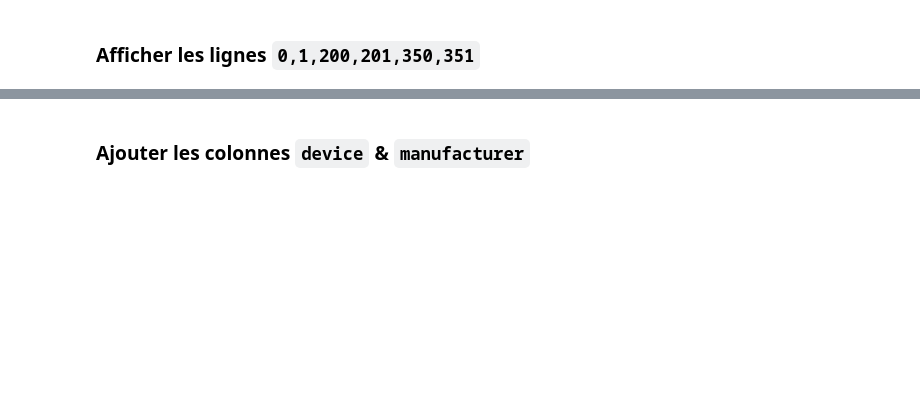
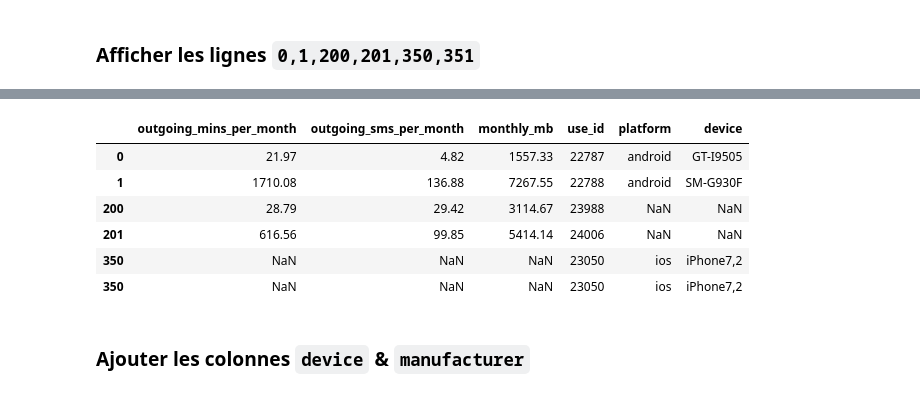
Before and after one commit to abbesdjilali/python_EDA, a Jupyter notebook: pandas/PandasMerge.ipynb, the cells around one changed output, grey strips where cells are left out. Drawn from its saved outputs; the diff is of its cells as text; code cells hidden in the pictures; blank space fills up the shorter version.

```diff
--- a/pandas/PandasMerge.ipynb
+++ b/pandas/PandasMerge.ipynb
@@ -143,17 +147,33 @@ There are 0  missing values in the 'platform' column in the result
 
 Afficher les valeurs unique de `use_id` des datasets `user_device` & `user_usage`, celle du dataset de sortie ainsi que les valeurs no manquantes.
 # %%
-Mo = pd.merge(user_usage,user_device,how="outer",on="use_id")
+Mo = pd.merge(user_usage,
+              user_device[['use_id','platform','device']],
+              how="outer",
+              on="use_id")
+
 print("There are ",len(Mo['use_id'].unique())," unique values of use_id in our dataframes.")
 print("Outer merge result has",Mo.shape," rows.")
 #apply => Function to apply to each column or row.
 #https://pandas.pydata.org/pandas-docs/stable/reference/api/pandas.DataFrame.apply.html
+
 #checker chaque case de chaque ligne
 #isna return bool (1,0)
 #donc si la somme de la ligne de resultats de isna > 0 ===> la ligne contient des valeurs null
 #si la somme == 0 la ligne ne contient pas de valeur NaN et donc il faut compter la somme de ses lignes
+
+#def sumResultIsna(x):
+#    return x.isna().sum()
+
+#Transforme sumResultIsna function on lamda
 lam = lambda x: x.isna().sum()
 
-print("There are", (Mo.apply(lam, axis=1) == 0).sum()," missing values in the column in the result" )
+#axis type number, 0 for colomns, 1 for rows
+def getNbOfRowsOrColumnsNoMissingValue(dataframe,axis):
+    nb = (dataframe.apply(lam,axis=axis) == 0).sum()
+    print("There are", nb ,"rows" if axis else "columns" ," with no missing values" )
+
+
+getNbOfRowsOrColumnsNoMissingValue(Mo,1)
 # %% [output]
 There are  353  unique values of use_id in our dataframes.
@@ -173,2 +184,13 @@ There are 159  missing values in the column in the result
+# %%
+#https://pandas.pydata.org/pandas-docs/stable/reference/api/pandas.DataFrame.iloc.html?highlight=iloc#pandas.DataFrame.iloc
+Mo.iloc[[0,1,200,201,350,350]]
+# %% [output]
+|  | outgoing_mins_per_month | outgoing_sms_per_month | monthly_mb | use_id | platform | device |
+| 0 | 21.97 | 4.82 | 1557.33 | 22787 | android | GT-I9505 |
+| 1 | 1710.08 | 136.88 | 7267.55 | 22788 | android | SM-G930F |
+| 200 | 28.79 | 29.42 | 3114.67 | 23988 | NaN | NaN |
+| 201 | 616.56 | 99.85 | 5414.14 | 24006 | NaN | NaN |
+| 350 | NaN | NaN | NaN | 23050 | ios | iPhone7,2 |
+| 350 | NaN | NaN | NaN | 23050 | ios | iPhone7,2 |
 # %% [markdown]
 ### Ajouter les colonnes `device` & `manufacturer`
```
Also changed, not shown: parts of 9 cells of this notebook.
